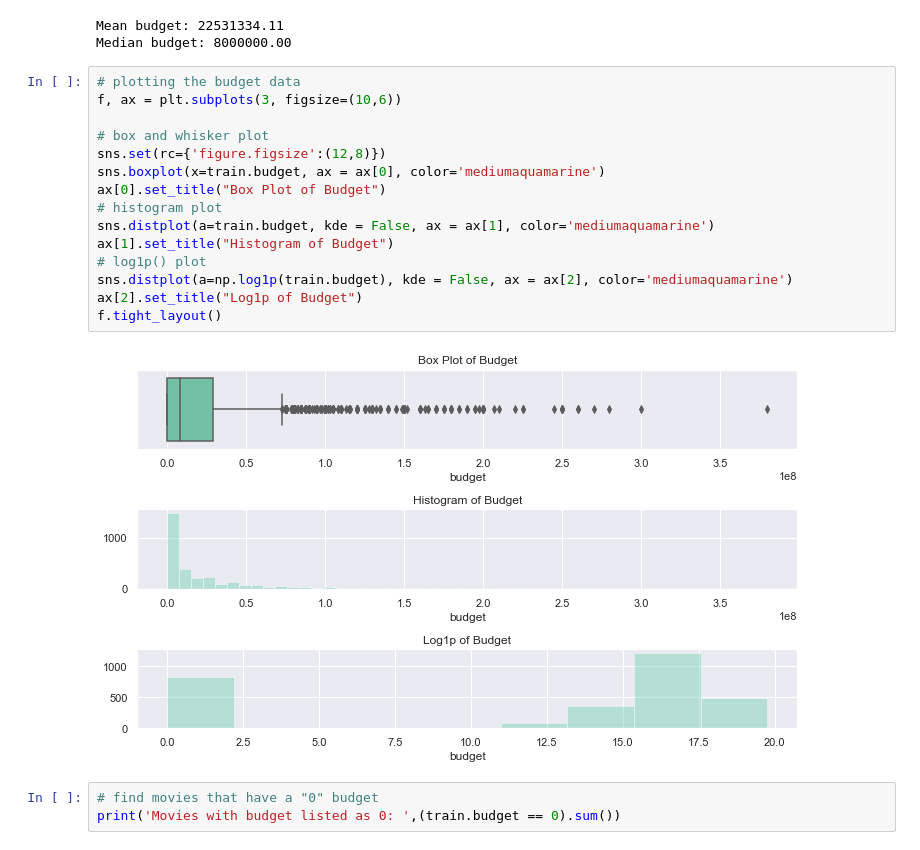
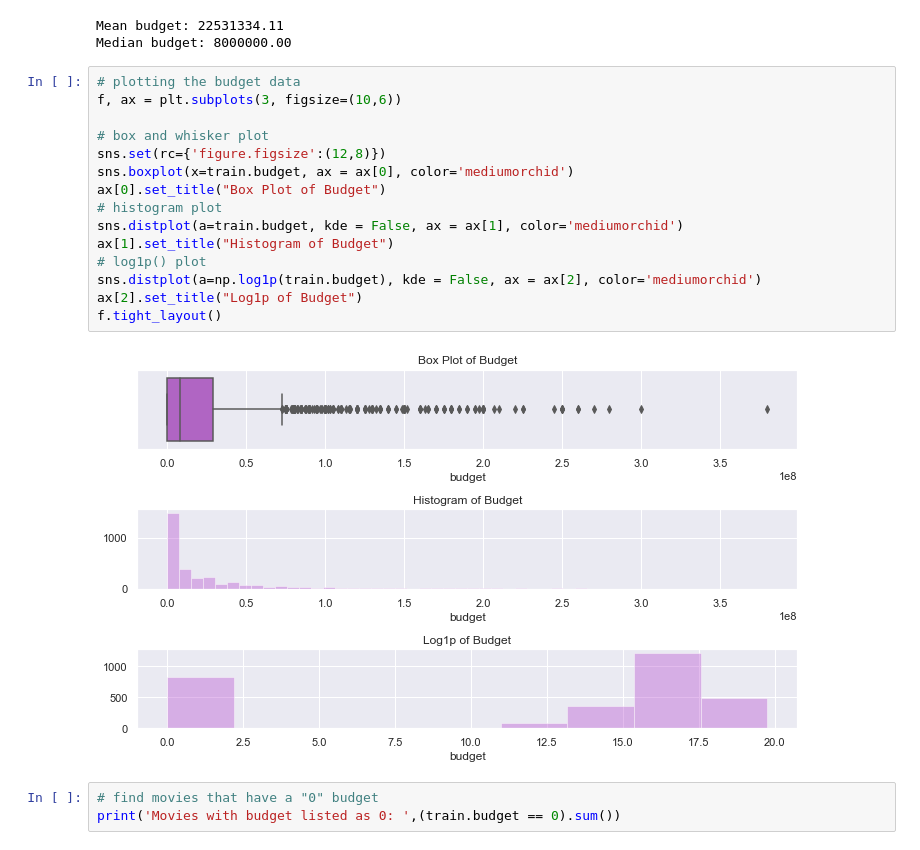
Before and after one commit to CGFS93/TMDB_Box_Office_Prediction, a Jupyter notebook: EDA.ipynb, the cells around one changed output. Drawn from its saved outputs; the diff is of its cells as text.

```diff
--- a/EDA.ipynb
+++ b/EDA.ipynb
@@ -331,20 +346,20 @@ Median budget: 8000000.00
 # %%
 # plotting the budget data
 f, ax = plt.subplots(3, figsize=(10,6))
 
 # box and whisker plot
 sns.set(rc={'figure.figsize':(12,8)})
-sns.boxplot(x=train.budget, ax = ax[0], color='mediumaquamarine')
+sns.boxplot(x=train.budget, ax = ax[0], color='mediumorchid')
 ax[0].set_title("Box Plot of Budget")
 # histogram plot
-sns.distplot(a=train.budget, kde = False, ax = ax[1], color='mediumaquamarine')
+sns.distplot(a=train.budget, kde = False, ax = ax[1], color='mediumorchid')
 ax[1].set_title("Histogram of Budget")
 # log1p() plot
-sns.distplot(a=np.log1p(train.budget), kde = False, ax = ax[2], color='mediumaquamarine')
+sns.distplot(a=np.log1p(train.budget), kde = False, ax = ax[2], color='mediumorchid')
 ax[2].set_title("Log1p of Budget")
 f.tight_layout()
 # %% [output]
-[figure, old version]
+[figure, new version]
 # %%
 # find movies that have a "0" budget
 print('Movies with budget listed as 0: ',(train.budget == 0).sum())
```
Also changed, not shown: parts of 600 cells of this notebook.
